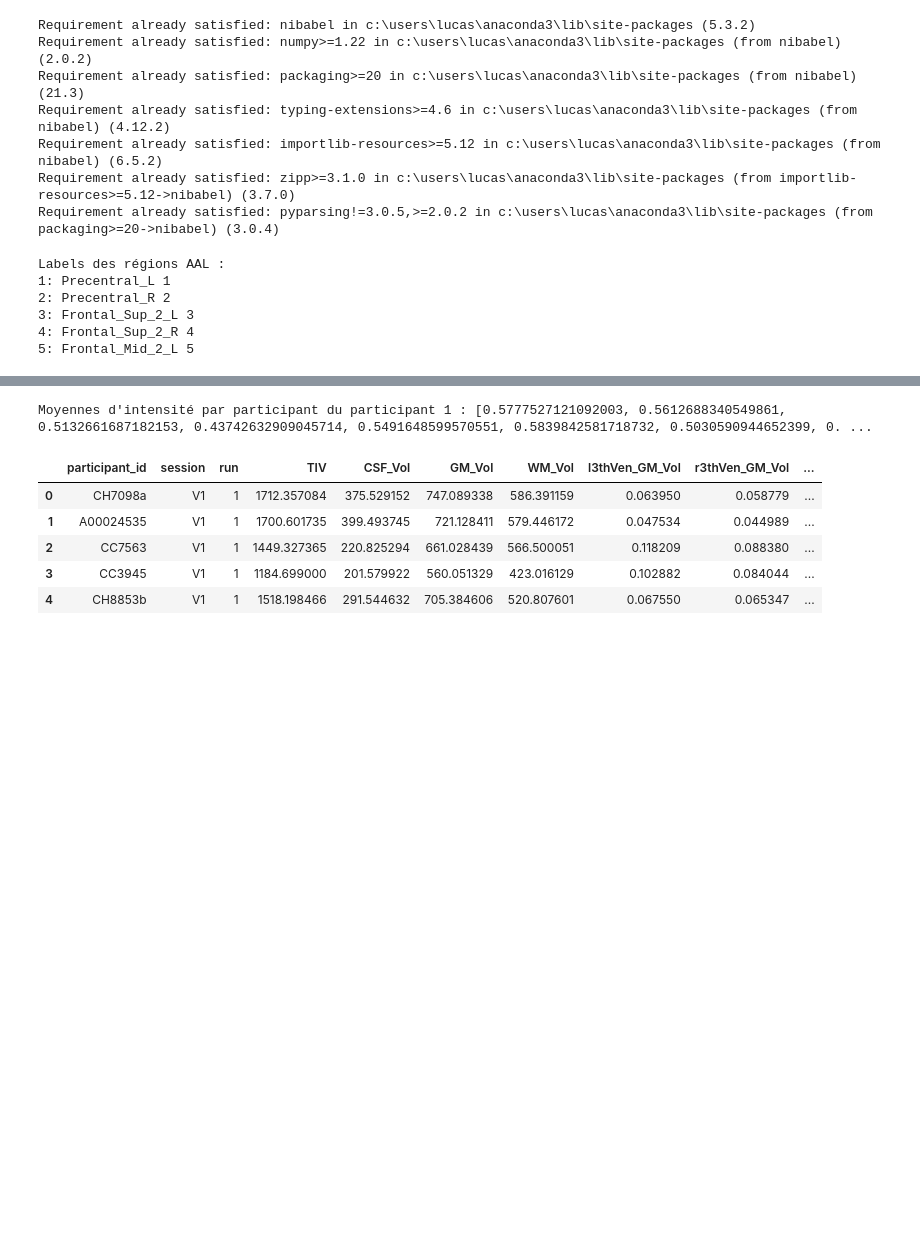
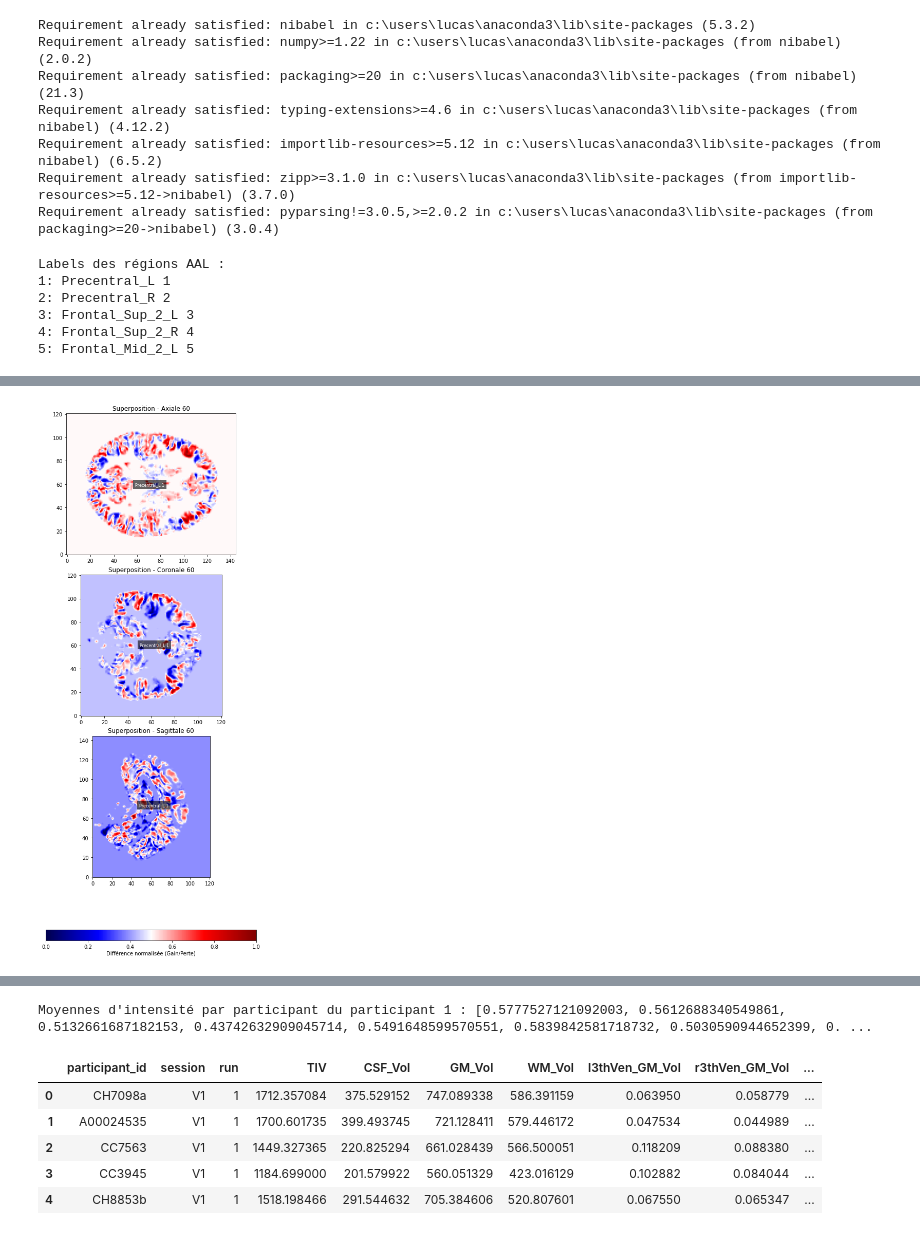
Before and after one commit to lucasvazelle/schizophrenie_matiere_grise, a Jupyter notebook: etape_3_traitement_et_modelisation_table_vbm.ipynb, the cells around one changed output, grey strips where cells are left out. Drawn from its saved outputs; the diff is of its cells as text; code cells hidden in the pictures; blank space fills up the shorter version.

```diff
--- a/etape_3_traitement_et_modelisation_table_vbm.ipynb
+++ b/etape_3_traitement_et_modelisation_table_vbm.ipynb
@@ -251,0 +444,80 @@ Intensités dans la région masquée du paticipant 1: [0.14509805 0.0627451  0.1
+# %%
+import numpy as np
+import matplotlib.pyplot as plt
+
+# Charger les labels AAL
+labels_path = "AAL3v1.nii.txt"
+labels = {}
+with open(labels_path, "r") as f:
+    for line in f:
+        idx, name = line.strip().split(maxsplit=1)
+        labels[int(idx)] = name
+
+# Données
+imgs_arr = train_vbm['imgs_arr']
+mask_arr = train_vbm['mask_arr']
+participant_id = train_vbm['participant_id']
+
+# Sélectionner deux participants
+participant_schizophrene = imgs_arr[102, 0]  # Volume 3D du participant 1 (schizophrène)
+participant_control = imgs_arr[2, 0]      # Volume 3D du participant 2 (contrôle)
+
+# Calcul de la différence volumétrique
+volume_difference = participant_control - participant_schizophrene
+
+# Normaliser la différence pour qu'elle soit visible
+normalized_diff = (volume_difference - np.min(volume_difference)) / (np.max(volume_difference) - np.min(volume_difference))
+
+# Index de coupe
+slice_idx = 60
+
+# Extraire les coupes (axiale, coronale, sagittale) pour la superposition
+diff_axial = normalized_diff[:, :, slice_idx]
+diff_coronal = normalized_diff[:, slice_idx, :]
+diff_sagittal = normalized_diff[slice_idx, :, :]
+
+# Appliquer le masque AAL pour les régions touchées
+aal_axial = mask_arr[:, :, slice_idx]
+aal_coronal = mask_arr[:, slice_idx, :]
+aal_sagittal = mask_arr[slice_idx, :, :]
+
+# Tracer les graphiques
+fig, axes = plt.subplots(3, 1, figsize=(10, 15))
+
+# Couleurs pour la superposition (bleu = gain, rouge = perte)
+cmap = plt.cm.seismic  # Bleu -> Rouge
+
+# Axiale
+axes[0].imshow(diff_axial, cmap=cmap, origin='lower')
+axes[0].set_title(f"Superposition - Axiale {slice_idx}")
+
+# Coronale
+axes[1].imshow(diff_coronal, cmap=cmap, origin='lower')
+axes[1].set_title(f"Superposition - Coronale {slice_idx}")
+
+# Sagittale
+axes[2].imshow(diff_sagittal, cmap=cmap, origin='lower')
+axes[2].set_title(f"Superposition - Sagittale {slice_idx}")
+
+# Ajouter les annotations pour chaque région (avec AAL)
+def annotate_regions(ax, slice_data, aal_slice):
+    for label in np.unique(aal_slice):
+        if label in labels:  # Vérifier si le label a un nom
+            # Trouver le centre de la région
+            coords = np.argwhere(aal_slice == label)
+            if len(coords) > 0:
+                y, x = coords.mean(axis=0)  # Moyenne des coordonnées
+                ax.text(x, y, labels[label], color="white", fontsize=8, ha="center", va="center",
+                        bbox=dict(facecolor="black", edgecolor="none", alpha=0.6))
+
+# Annoter chaque coupe
+annotate_regions(axes[0], diff_axial, aal_axial)
+annotate_regions(axes[1], diff_coronal, aal_coronal)
+annotate_regions(axes[2], diff_sagittal, aal_sagittal)
+
+plt.tight_layout()
+plt.colorbar(plt.cm.ScalarMappable(cmap=cmap), ax=axes, orientation='horizontal', fraction=0.02, pad=0.1, label="Différence normalisée (Gain/Perte)")
+
+plt.show()
+# %% [output]
+[figure, added]
```
Also changed, not shown: parts of 8 cells of this notebook.
